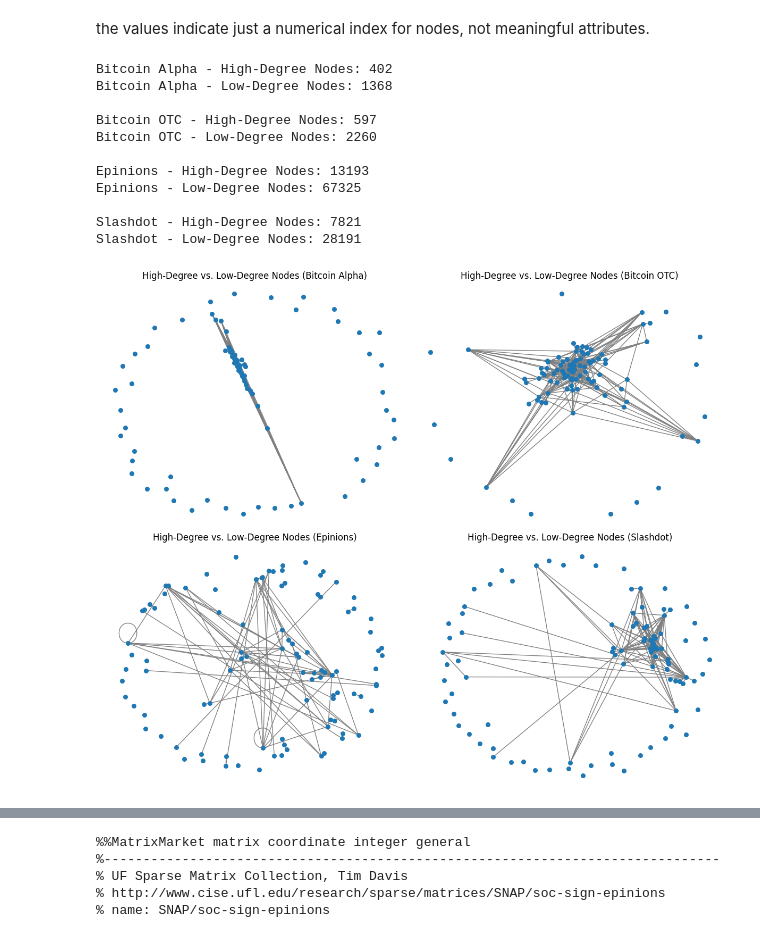
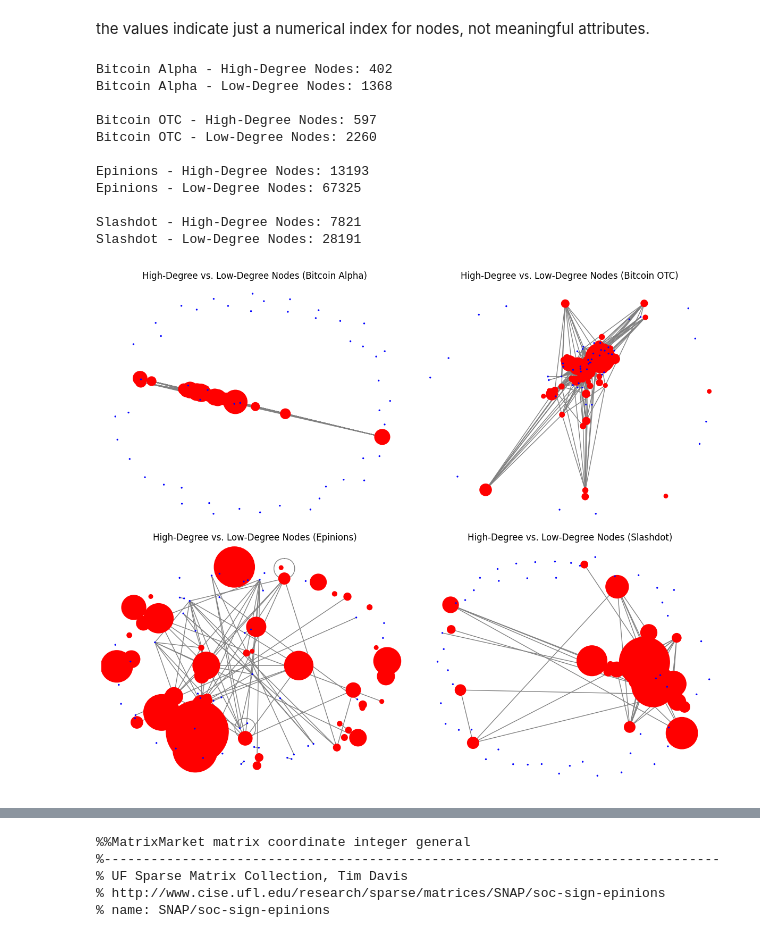
Before and after one commit to MarZim45/thesis_social_networks, a Jupyter notebook: Signed Social Network dataset/archive/signed.ipynb, the cells around one changed output, grey strips where cells are left out. Drawn from its saved outputs; the diff is of its cells as text; code cells hidden in the pictures.

```diff
--- a/Signed Social Network dataset/archive/signed.ipynb
+++ b/Signed Social Network dataset/archive/signed.ipynb
@@ -169,32 +194,38 @@ for name, G in graphs.items():
     print(f"{name} - High-Degree Nodes: {len(high_degree_nodes[name])}")
     print(f"{name} - Low-Degree Nodes: {len(low_degree_nodes[name])}\n")
 
 # Create a 2x2 plot for visualizing all datasets
 fig, axes = plt.subplots(2, 2, figsize=(12, 10))
 axes = axes.flatten()
 
 for i, (name, G) in enumerate(graphs.items()):
     # Sample 50 high-degree and 50 low-degree nodes
     subgraph_nodes = list(high_degree_nodes[name][:50]) + list(low_degree_nodes[name][:50])
     subG = G.subgraph(subgraph_nodes)
 
+    # Define node colors: red for high-degree, blue for low-degree
+    color_map = ['red' if node in high_degree_nodes[name] else 'blue' for node in subgraph_nodes]
+
+    # Define node sizes based on degree
+    node_sizes = [G.degree(n) * 2 for n in subgraph_nodes]
+
     # Plot the subgraph
     plt.sca(axes[i])
-    nx.draw(subG, node_size=30, edge_color="gray")
+    nx.draw(subG, node_color=color_map, node_size=node_sizes, edge_color="gray")
     plt.title(f"High-Degree vs. Low-Degree Nodes ({name})")
 
 plt.tight_layout()
 plt.show()
 # %% [output]
 Bitcoin Alpha - High-Degree Nodes: 402
 Bitcoin Alpha - Low-Degree Nodes: 1368
 
 Bitcoin OTC - High-Degree Nodes: 597
 Bitcoin OTC - Low-Degree Nodes: 2260
 
 Epinions - High-Degree Nodes: 13193
 Epinions - Low-Degree Nodes: 67325
 
 Slashdot - High-Degree Nodes: 7821
 Slashdot - Low-Degree Nodes: 28191
-[figure, old version]
+[figure, new version]
```
Also changed, not shown: parts of 30 cells of this notebook, 9 other files.
